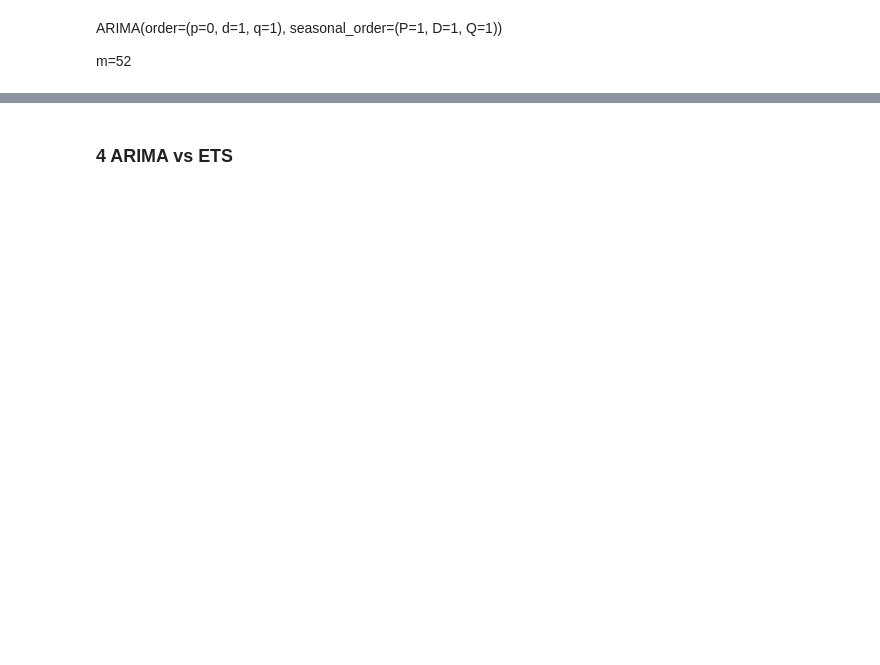
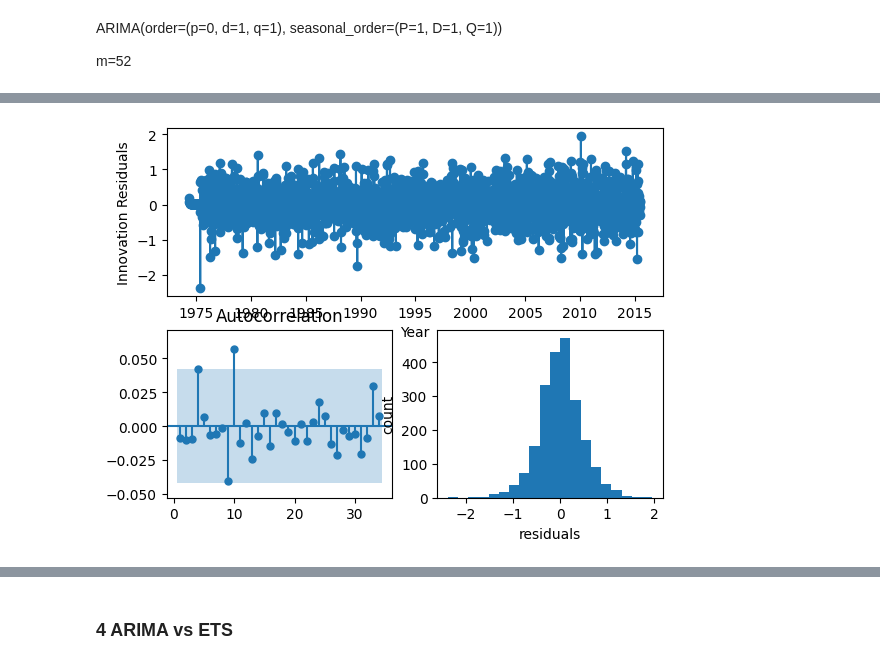
Before and after one commit to HannaHalka/Time-Series, a Jupyter notebook: Ass6/Assignment6.ipynb, the cells around one changed output, grey strips where cells are left out. Drawn from its saved outputs; the diff is of its cells as text; code cells hidden in the pictures; blank space fills up the shorter version.

```diff
--- a/Ass6/Assignment6.ipynb
+++ b/Ass6/Assignment6.ipynb
@@ -281,27 +299,29 @@ pd.DataFrame(sorted(summaries, key=lambda d: d["aicc"]))
 # %%
 forecasts = sf.forecast(
   df=train[["ds", "y", "unique_id"]], h=len(val['y']), fitted=True, level=[80, 95]
 )
 fitted_values = sf.forecast_fitted_values()
 insample_forecasts = fitted_values["auto"]
 residuals = fitted_values["y"] - insample_forecasts
 
-fig = plt.figure()
+fig = plt.figure(figsize=(12, 6))
 gs = fig.add_gridspec(2, 2)
 ax1 = fig.add_subplot(gs[0, :])
 ax2 = fig.add_subplot(gs[1, 0])
 ax3 = fig.add_subplot(gs[1, 1])
 ax1.plot(train["ds"], residuals, marker="o")
 ax1.set_ylabel("Innovation Residuals")
 ax1.set_xlabel("Year")
 plot_acf(
   residuals, ax2, zero=False,
   bartlett_confint=False, auto_ylims=True
 )
 ax3.hist(residuals, bins=20)
 ax3.set_ylabel("count")
 ax3.set_xlabel("residuals")
 plt.show()
+# %% [output]
+[figure, added]
 # %%
 ljung_box = acorr_ljungbox(residuals, lags=[52], model_df=4)
 ljung_box
```
Also changed, not shown: parts of 17 cells of this notebook, 2 other files.
